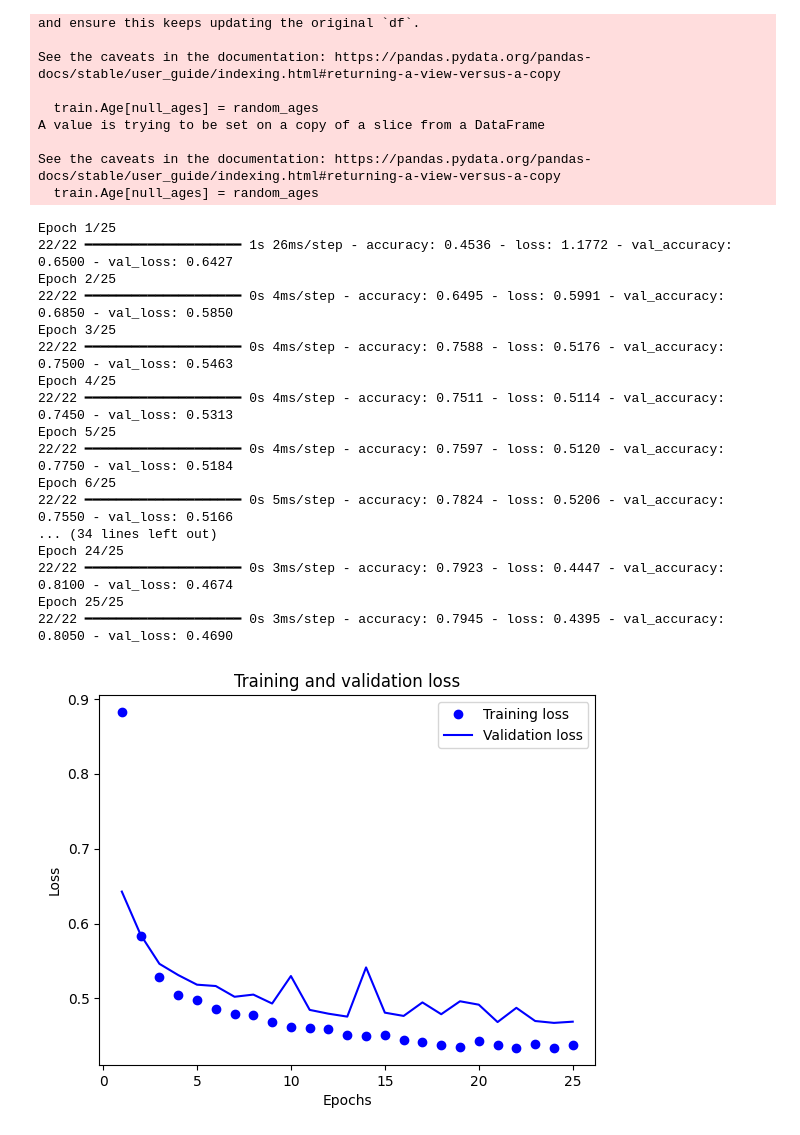
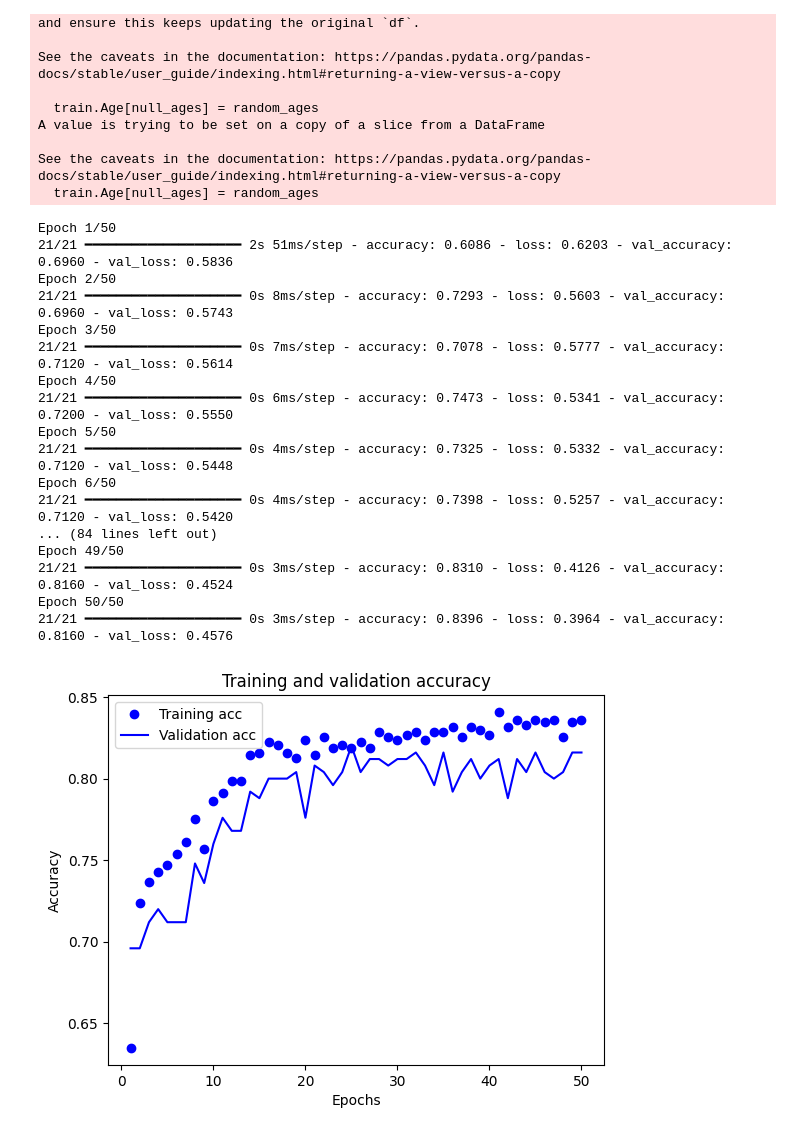
Before and after one commit to benvlasto/Deep-Learning-with-Python, a Jupyter notebook: Kaggle/Titanic/titanic-model.ipynb, the cells around one changed output. Drawn from its saved outputs; the diff is of its cells as text; code cells hidden in the pictures.

Commit message:
Trying to improve titanic_model
Best validation accuracy is 80%. Next is to implement K-fold validation (maybe iterated?)

```diff
--- a/Kaggle/Titanic/titanic-model.ipynb
+++ b/Kaggle/Titanic/titanic-model.ipynb
@@ -95,13 +96,15 @@ A value is trying to be set on a copy of a slice from a DataFrame
 See the caveats in the documentation: https://pandas.pydata.org/pandas-docs/stable/user_guide/indexing.html#returning-a-view-versus-a-copy
   train.Age[null_ages] = random_ages
 # %%
+val_set_size = 250
+
 # Set aside 200 samples for validation
-train_val = train[:200]
-labels_val = labels[:200]
+train_val = train[:val_set_size]
+labels_val = labels[:val_set_size]
 
 # The remaining samples are for training
-partial_train = train[200:]
-partial_labels = labels[200:]
+partial_train = train[val_set_size:]
+partial_labels = labels[val_set_size:]
 
 model = keras.Sequential([
     layers.Dense(4, activation="relu"),
@@ -118,39 +121,39 @@ model.compile(
 history = model.fit(
     partial_train,
     partial_labels,
-    epochs=25,
+    epochs=50,
     validation_data = (train_val, labels_val)
 )
 # %% [output]
-Epoch 1/25
-22/22 ━━━━━━━━━━━━━━━━━━━━ 1s 26ms/step - accuracy: 0.4536 - loss: 1.1772 - val_accuracy: 0.6500 - val_loss: 0.6427
-Epoch 2/25
-22/22 ━━━━━━━━━━━━━━━━━━━━ 0s 4ms/step - accuracy: 0.6495 - loss: 0.5991 - val_accuracy: 0.6850 - val_loss: 0.5850
-Epoch 3/25
-22/22 ━━━━━━━━━━━━━━━━━━━━ 0s 4ms/step - accuracy: 0.7588 - loss: 0.5176 - val_accuracy: 0.7500 - val_loss: 0.5463
-Epoch 4/25
-22/22 ━━━━━━━━━━━━━━━━━━━━ 0s 4ms/step - accuracy: 0.7511 - loss: 0.5114 - val_accuracy: 0.7450 - val_loss: 0.5313
-Epoch 5/25
-22/22 ━━━━━━━━━━━━━━━━━━━━ 0s 4ms/step - accuracy: 0.7597 - loss: 0.5120 - val_accuracy: 0.7750 - val_loss: 0.5184
-Epoch 6/25
-22/22 ━━━━━━━━━━━━━━━━━━━━ 0s 5ms/step - accuracy: 0.7824 - loss: 0.5206 - val_accuracy: 0.7550 - val_loss: 0.5166
-... (34 lines left out)
-Epoch 24/25
-22/22 ━━━━━━━━━━━━━━━━━━━━ 0s 3ms/step - accuracy: 0.7923 - loss: 0.4447 - val_accuracy: 0.8100 - val_loss: 0.4674
-Epoch 25/25
-22/22 ━━━━━━━━━━━━━━━━━━━━ 0s 3ms/step - accuracy: 0.7945 - loss: 0.4395 - val_accuracy: 0.8050 - val_loss: 0.4690
+Epoch 1/50
+21/21 ━━━━━━━━━━━━━━━━━━━━ 2s 51ms/step - accuracy: 0.6086 - loss: 0.6203 - val_accuracy: 0.6960 - val_loss: 0.5836
+Epoch 2/50
+21/21 ━━━━━━━━━━━━━━━━━━━━ 0s 8ms/step - accuracy: 0.7293 - loss: 0.5603 - val_accuracy: 0.6960 - val_loss: 0.5743
+Epoch 3/50
+21/21 ━━━━━━━━━━━━━━━━━━━━ 0s 7ms/step - accuracy: 0.7078 - loss: 0.5777 - val_accuracy: 0.7120 - val_loss: 0.5614
+Epoch 4/50
+21/21 ━━━━━━━━━━━━━━━━━━━━ 0s 6ms/step - accuracy: 0.7473 - loss: 0.5341 - val_accuracy: 0.7200 - val_loss: 0.5550
+Epoch 5/50
+21/21 ━━━━━━━━━━━━━━━━━━━━ 0s 4ms/step - accuracy: 0.7325 - loss: 0.5332 - val_accuracy: 0.7120 - val_loss: 0.5448
+Epoch 6/50
+21/21 ━━━━━━━━━━━━━━━━━━━━ 0s 4ms/step - accuracy: 0.7398 - loss: 0.5257 - val_accuracy: 0.7120 - val_loss: 0.5420
+... (84 lines left out)
+Epoch 49/50
+21/21 ━━━━━━━━━━━━━━━━━━━━ 0s 3ms/step - accuracy: 0.8310 - loss: 0.4126 - val_accuracy: 0.8160 - val_loss: 0.4524
+Epoch 50/50
+21/21 ━━━━━━━━━━━━━━━━━━━━ 0s 3ms/step - accuracy: 0.8396 - loss: 0.3964 - val_accuracy: 0.8160 - val_loss: 0.4576
 # %%
 import matplotlib.pyplot as plt
 history_dict = history.history
-loss_values = history_dict["loss"]
-val_loss_values = history_dict["val_loss"]
-epochs = range(1, len(loss_values) + 1)
-plt.plot(epochs, loss_values, "bo", label="Training loss")
-plt.plot(epochs, val_loss_values, "b", label="Validation loss")
-plt.title("Training and validation loss")
+acc = history_dict["accuracy"]
+val_acc = history_dict["val_accuracy"]
+epochs = range(1, len(acc) + 1)
+plt.plot(epochs, acc, "bo", label="Training acc")
+plt.plot(epochs, val_acc, "b", label="Validation acc")
+plt.title("Training and validation accuracy")
 plt.xlabel("Epochs")
-plt.ylabel("Loss")
+plt.ylabel("Accuracy")
 plt.legend()
 plt.show()
 # %% [output]
-[figure, old version]
+[figure, new version]
```
Also changed, not shown: parts of 1 cell of this notebook.
